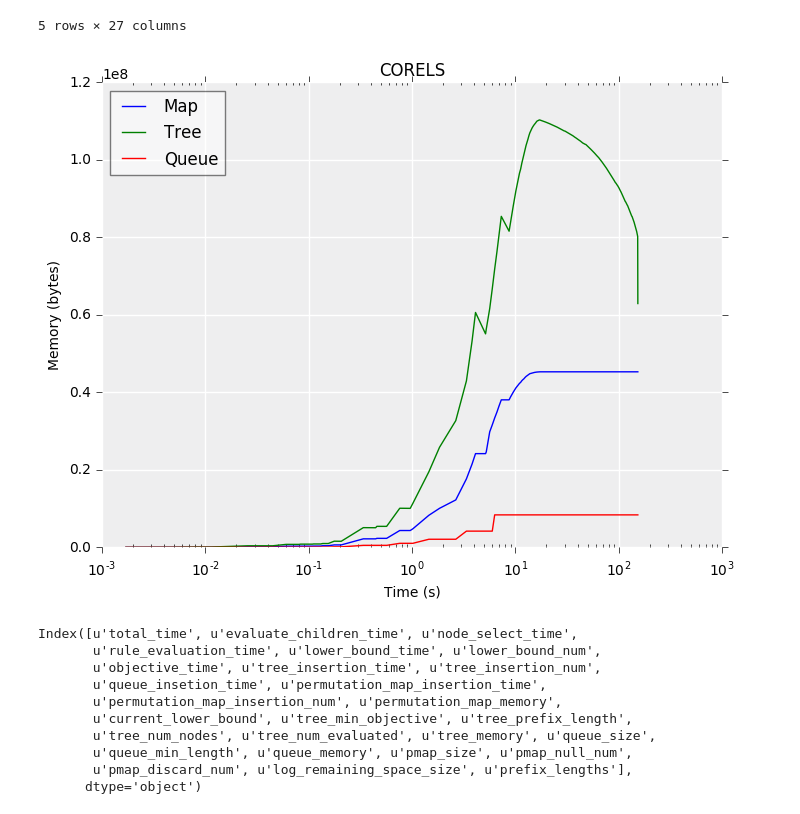
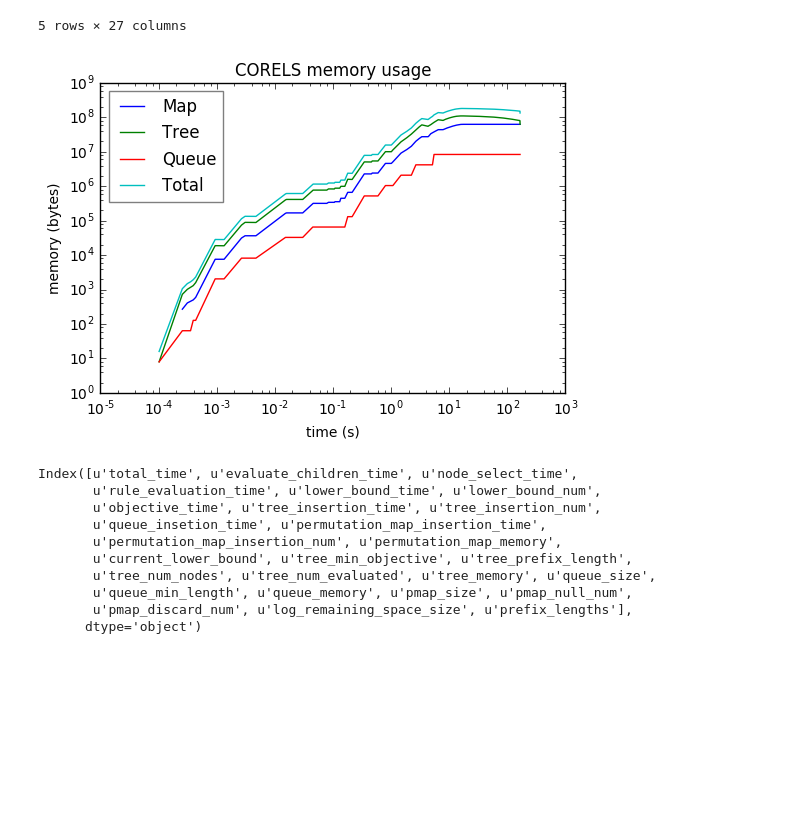
Before and after one commit to alexzheng587/corels, a Jupyter notebook: notebooks/Logs.ipynb, the cells around one changed output. Drawn from its saved outputs; the diff is of its cells as text; code cells hidden in the pictures; blank space fills up the shorter version.

Commit message:
Updated figures produced from logs

```diff
--- a/notebooks/Logs.ipynb
+++ b/notebooks/Logs.ipynb
@@ -86,20 +86,23 @@ support_df.head()
 # %%
 #Mem vs Time
 def mem_time_plot(df, title=None):
-    fig, ax = simple_ax()
-    ax.semilogx(df['total_time'], df['permutation_map_memory'], label='Map')
-    ax.semilogx(df['total_time'], df['tree_memory'], label='Tree')
-    ax.semilogx(df['total_time'], df['queue_memory'], label='Queue')
+    #fig, ax = simple_ax()
+    fig = plt.figure(figsize=(6,4))
+    ax = fig.add_subplot(111)
+    ax.loglog(df['total_time'], df['permutation_map_memory'], label='Map')
+    ax.loglog(df['total_time'], df['tree_memory'], label='Tree')
+    ax.loglog(df['total_time'], df['queue_memory'], label='Queue')
+    ax.loglog(df['total_time'], df['permutation_map_memory'] + df['tree_memory'] + df['queue_memory'], label='Total')
     #ax.set_yscale('log')
-    ax.set_ylabel('Memory (bytes)')
-    ax.set_xlabel('Time (s)')
-    ax.set_title(title)
+    ax.set_ylabel('memory (bytes)')
+    ax.set_xlabel('time (s)')
+    ax.set_title(title + ' memory usage')
     plt.legend(fontsize=fs, framealpha=0.5, loc='best')
     plt.show()
 mem_time_plot(corels_df, 'CORELS')
 #mem_time_plot(cap_df, 'Captured Vector Symmetry Map')
 # %% [output]
-[figure, old version]
+[figure, new version]
 # %%
 corels_df.columns
 # %% [output]
```
Also changed, not shown: parts of 8 cells of this notebook.
